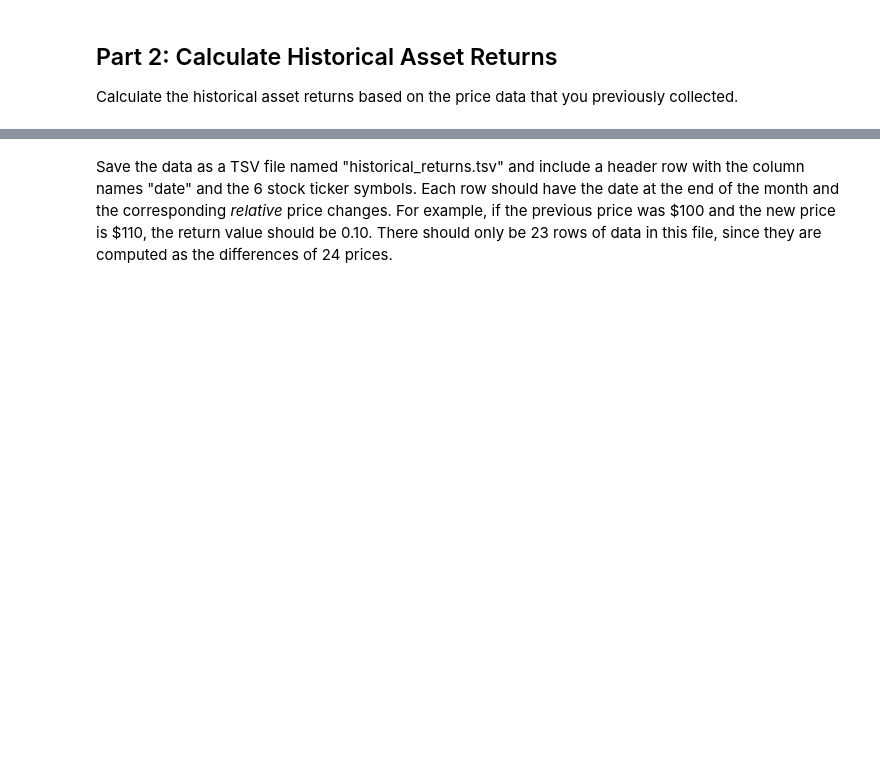
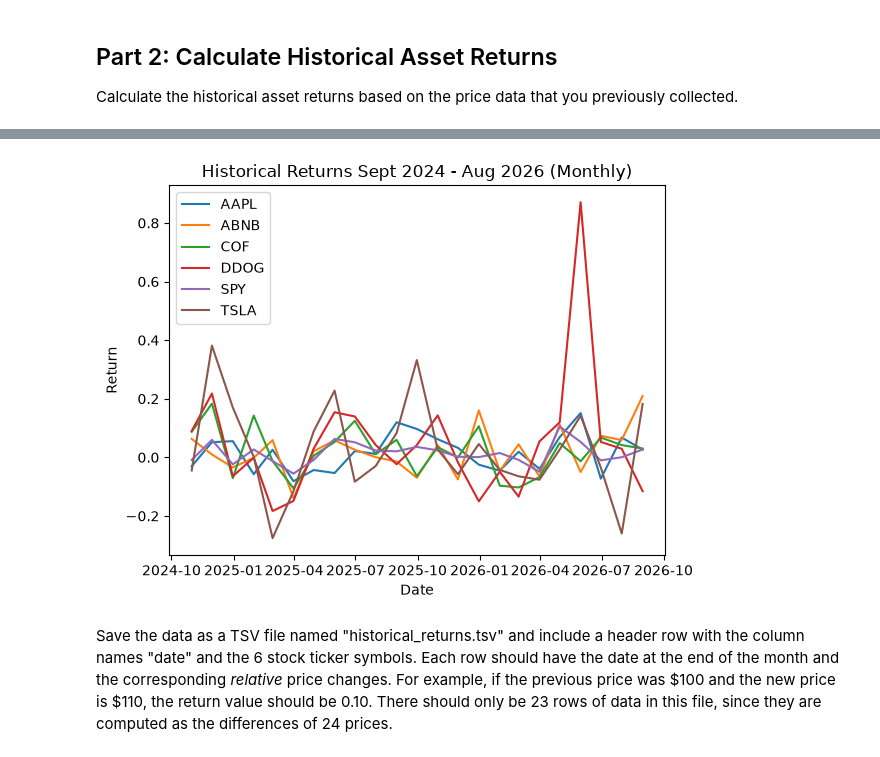
Before and after one commit to calebhadley1/AI_in_the_Field_Coursework, a Jupyter notebook: Week 1/dx704-project-01.ipynb, the cells around one changed output, grey strips where cells are left out. Drawn from its saved outputs; the diff is of its cells as text; code cells hidden in the pictures; blank space fills up the shorter version.

```diff
--- a/Week 1/dx704-project-01.ipynb
+++ b/Week 1/dx704-project-01.ipynb
@@ -154,0 +160,6 @@ Ellipsis
+# %%
+# Calculate historical asset returns based on the monthly prices
+# Return = (ending price - starting price) / starting price
+monthly_returns = monthly_prices.pct_change()
+monthly_returns.dropna(inplace=True)  # Sept will not have percent change since it's first month
+monthly_returns
@@ -155,3 +185,14 @@ Ellipsis
+# %%
+import matplotlib.pyplot as plt
+
+plt.plot(monthly_returns)
+plt.legend(monthly_returns.columns)
+plt.title("Historical Returns Sept 2024 - Aug 2026 (Monthly)")
+plt.xlabel("Date")
+plt.ylabel("Return")
+None
+# %% [output]
+[figure, added]
 # %% [markdown]
 Save the data as a TSV file named "historical_returns.tsv" and include a header row with the column names "date" and the 6 stock ticker symbols.
 Each row should have the date at the end of the month and the corresponding *relative* price changes.
```
Also changed, not shown: parts of 5 cells of this notebook, 2 other files.
